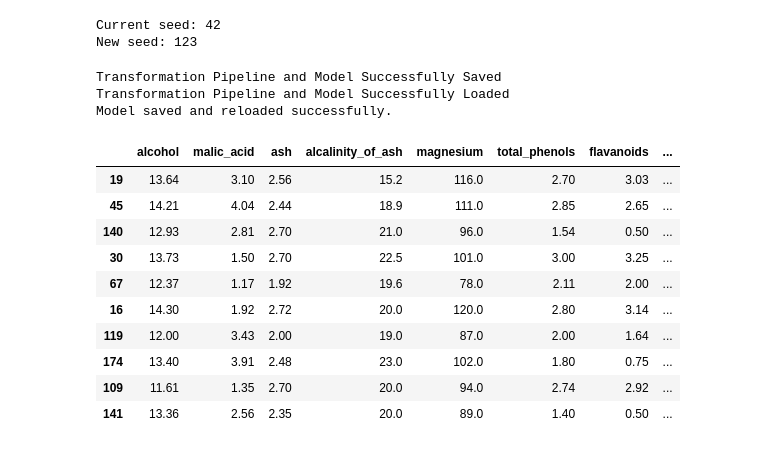
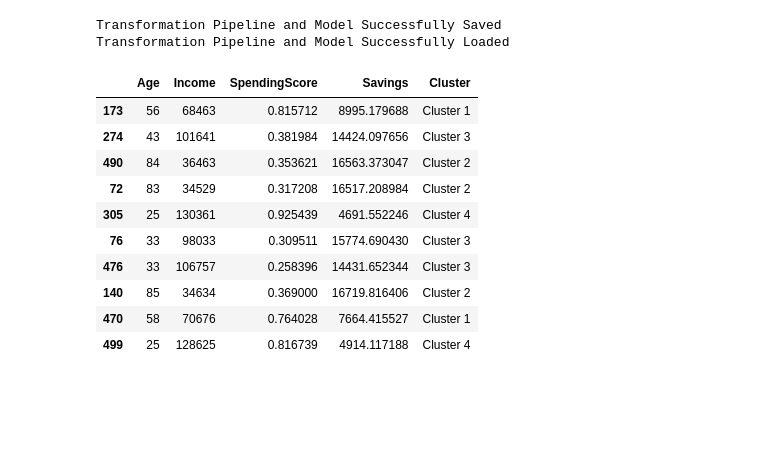
Before and after one commit to zachJX-SJSU/CMPE255_DataMining_HW, a Jupyter notebook: Pycaret/pycaret_Clustering.ipynb, the cells around one changed output. Saved outputs shown, nothing was run; the diff lists cells and outputs as text; code cells hidden in the pictures; blank space fills up the shorter version.

```diff
--- a/Pycaret/pycaret_Clustering.ipynb
+++ b/Pycaret/pycaret_Clustering.ipynb
@@ -41,0 +23,5 @@ df.head()
+# %%
+from pycaret.datasets import get_data
+# Do multiclass classification on Iris dataset
+data = get_data('jewellery')
+data.shape
@@ -136,41 +118,26 @@ plot_model(meanshift, plot='cluster')
-# %%
-# Inspect Configuration
-
-# Access PyCaret internal configs
-get_config('X_train_transformed').head()
-
-print("Current seed:", get_config('seed'))
-set_config('seed', 123)
-print("New seed:", get_config('seed'))
-# %% [output]
-Current seed: 42
-New seed: 123
 # %%
 # Save and Load Model
-# ==========================================
-save_model(kmeans, 'clustering_wine_kmeans')
-loaded_model = load_model('clustering_wine_kmeans')
 
-print("Model saved and reloaded successfully.")
+save_model(kmeans, 'kmeans')
+loaded_model = load_model('kmeans')
 # %% [output]
 Transformation Pipeline and Model Successfully Saved
 Transformation Pipeline and Model Successfully Loaded
-Model saved and reloaded successfully.
 # %%
 # Predict on test Data
 
-new_data = df.sample(10, random_state=42)
+new_data = data.sample(10, random_state=42)
 preds = predict_model(loaded_model, data=new_data)
 preds
 # %% [output]
-|  | alcohol | malic_acid | ash | alcalinity_of_ash | magnesium | total_phenols | flavanoids | ... |
-| 19 | 13.64 | 3.10 | 2.56 | 15.2 | 116.0 | 2.70 | 3.03 | ... |
-| 45 | 14.21 | 4.04 | 2.44 | 18.9 | 111.0 | 2.85 | 2.65 | ... |
-| 140 | 12.93 | 2.81 | 2.70 | 21.0 | 96.0 | 1.54 | 0.50 | ... |
-| 30 | 13.73 | 1.50 | 2.70 | 22.5 | 101.0 | 3.00 | 3.25 | ... |
-| 67 | 12.37 | 1.17 | 1.92 | 19.6 | 78.0 | 2.11 | 2.00 | ... |
-| 16 | 14.30 | 1.92 | 2.72 | 20.0 | 120.0 | 2.80 | 3.14 | ... |
-| 119 | 12.00 | 3.43 | 2.00 | 19.0 | 87.0 | 2.00 | 1.64 | ... |
-| 174 | 13.40 | 3.91 | 2.48 | 23.0 | 102.0 | 1.80 | 0.75 | ... |
-| 109 | 11.61 | 1.35 | 2.70 | 20.0 | 94.0 | 2.74 | 2.92 | ... |
-| 141 | 13.36 | 2.56 | 2.35 | 20.0 | 89.0 | 1.40 | 0.50 | ... |
+|  | Age | Income | SpendingScore | Savings | Cluster |
+| 173 | 56 | 68463 | 0.815712 | 8995.179688 | Cluster 1 |
+| 274 | 43 | 101641 | 0.381984 | 14424.097656 | Cluster 3 |
+| 490 | 84 | 36463 | 0.353621 | 16563.373047 | Cluster 2 |
+| 72 | 83 | 34529 | 0.317208 | 16517.208984 | Cluster 2 |
+| 305 | 25 | 130361 | 0.925439 | 4691.552246 | Cluster 4 |
+| 76 | 33 | 98033 | 0.309511 | 15774.690430 | Cluster 3 |
+| 476 | 33 | 106757 | 0.258396 | 14431.652344 | Cluster 3 |
+| 140 | 85 | 34634 | 0.369000 | 16719.816406 | Cluster 2 |
+| 470 | 58 | 70676 | 0.764028 | 7664.415527 | Cluster 1 |
+| 499 | 25 | 128625 | 0.816739 | 4914.117188 | Cluster 4 |
```
Also changed, not shown: parts of 9 cells of this notebook, 1 other file.
